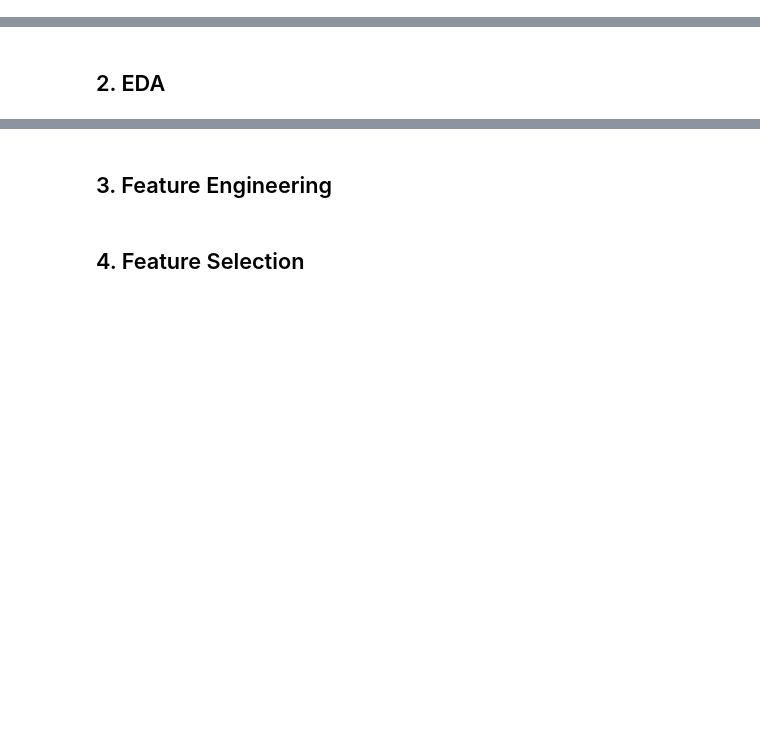
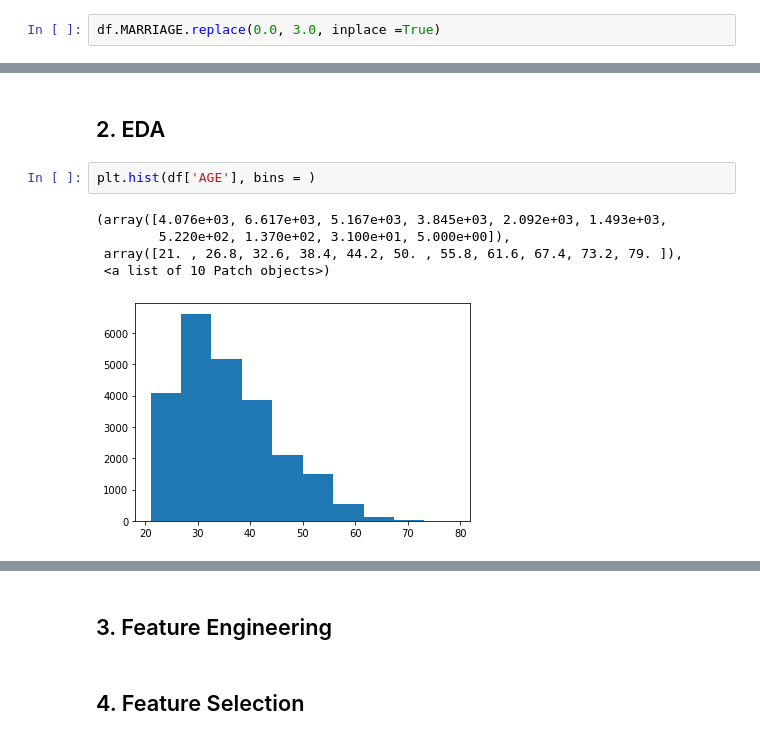
Before and after one commit to marmistead91/nyc-mhtn-ds-010620-lectures, a Jupyter notebook: week-9/classification-assessment/classification-assessment.ipynb, the cells around one changed output, grey strips where cells are left out. Cells and saved outputs as stored; diff of their text form; blank space fills up the shorter version.

```diff
--- a/week-9/classification-assessment/classification-assessment.ipynb
+++ b/week-9/classification-assessment/classification-assessment.ipynb
@@ -163,0 +159,2 @@ df.to_csv('clean_with_new_columns.csv')
+# %%
+df.MARRIAGE.replace(0.0, 3.0, inplace =True)
@@ -164,2 +168,10 @@ df.to_csv('clean_with_new_columns.csv')
 # %% [markdown]
 ## 2. EDA
+# %%
+plt.hist(df['AGE'], bins = )
+# %% [output]
+(array([4.076e+03, 6.617e+03, 5.167e+03, 3.845e+03, 2.092e+03, 1.493e+03,
+        5.220e+02, 1.370e+02, 3.100e+01, 5.000e+00]),
+ array([21. , 26.8, 32.6, 38.4, 44.2, 50. , 55.8, 61.6, 67.4, 73.2, 79. ]),
+ <a list of 10 Patch objects>)
+[figure, added]
```
Also changed, not shown: parts of 25 cells of this notebook, 1 other file.
